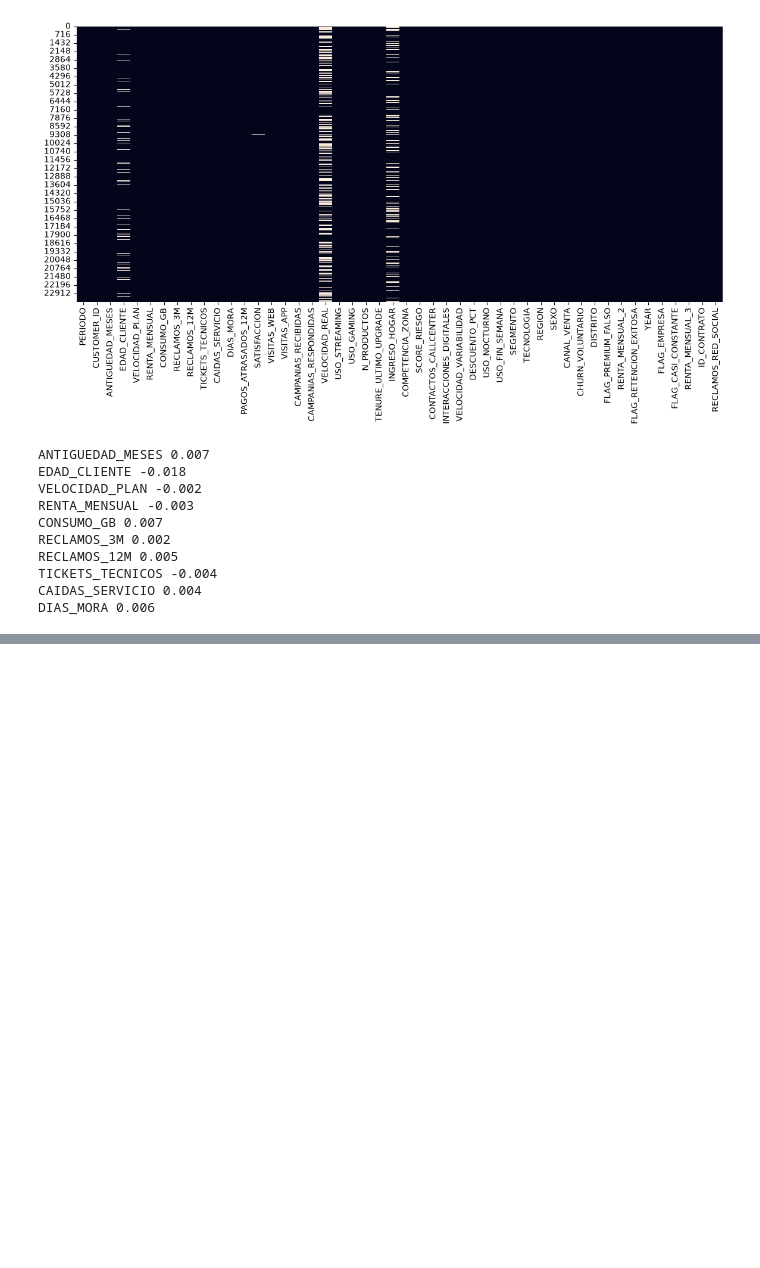
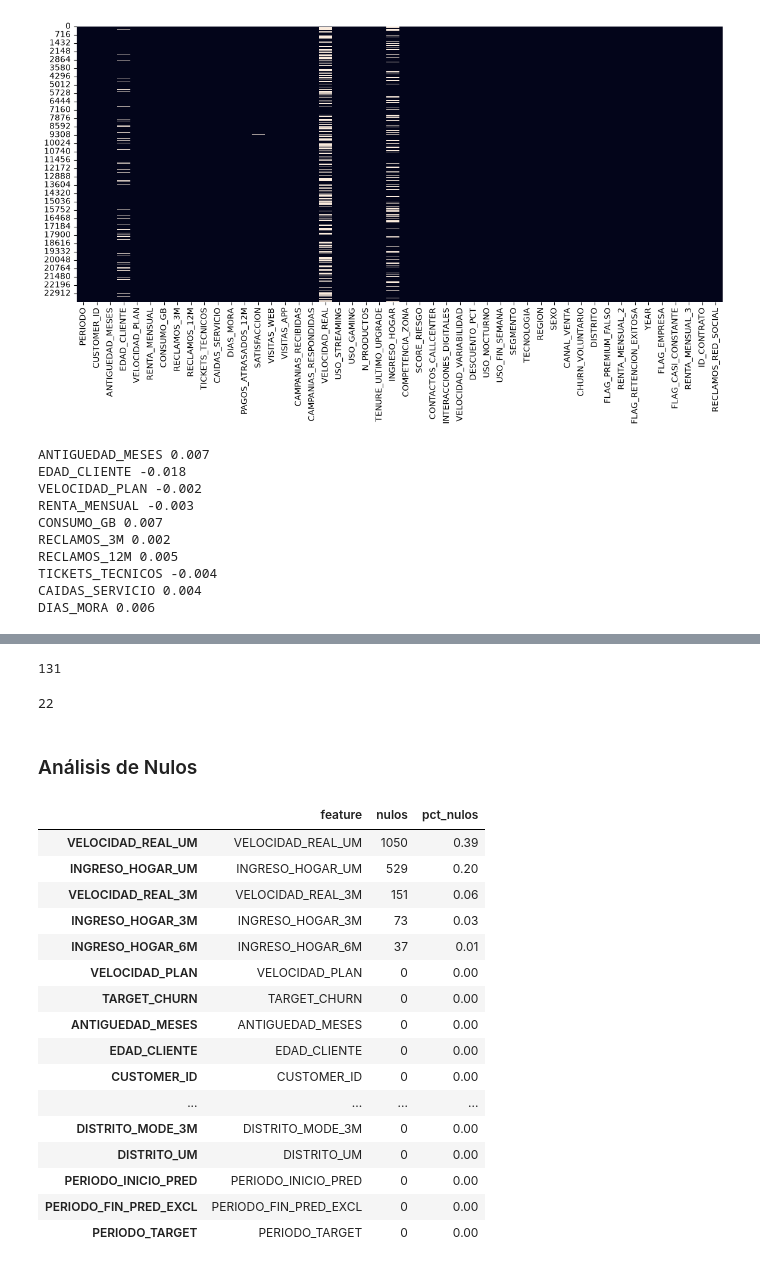
Before and after one commit to Albert-ca/exp_proyecto_prueba, a Jupyter notebook: notebooks/02 EDA.ipynb, the cells around one changed output, grey strips where cells are left out. Cells and saved outputs as stored; diff of their text form; code cells hidden in the pictures; blank space fills up the shorter version.

```diff
--- a/notebooks/02 EDA.ipynb
+++ b/notebooks/02 EDA.ipynb
@@ -325,0 +274,35 @@ DIAS_MORA 0.006
+# %%
+len(num_cols)
+# %% [output]
+131
+# %%
+len(cat_cols)
+# %% [output]
+22
+# %% [markdown]
+### Análisis de Nulos
+# %%
+#2. Análisis de nulos
+nulos = pd.DataFrame({
+    "feature":df1.columns,
+    "nulos": df1.isnull().sum(),
+    "pct_nulos":round(df1.isnull().mean(),2)})
+nulos.sort_values("pct_nulos",ascending=False)
+# %% [output]
+|  | feature | nulos | pct_nulos |
+| VELOCIDAD_REAL_UM | VELOCIDAD_REAL_UM | 1050 | 0.39 |
+| INGRESO_HOGAR_UM | INGRESO_HOGAR_UM | 529 | 0.20 |
+| VELOCIDAD_REAL_3M | VELOCIDAD_REAL_3M | 151 | 0.06 |
+| INGRESO_HOGAR_3M | INGRESO_HOGAR_3M | 73 | 0.03 |
+| INGRESO_HOGAR_6M | INGRESO_HOGAR_6M | 37 | 0.01 |
+| VELOCIDAD_PLAN | VELOCIDAD_PLAN | 0 | 0.00 |
+| TARGET_CHURN | TARGET_CHURN | 0 | 0.00 |
+| ANTIGUEDAD_MESES | ANTIGUEDAD_MESES | 0 | 0.00 |
+| EDAD_CLIENTE | EDAD_CLIENTE | 0 | 0.00 |
+| CUSTOMER_ID | CUSTOMER_ID | 0 | 0.00 |
+| ... | ... | ... | ... |
+| DISTRITO_MODE_3M | DISTRITO_MODE_3M | 0 | 0.00 |
+| DISTRITO_UM | DISTRITO_UM | 0 | 0.00 |
+| PERIODO_INICIO_PRED | PERIODO_INICIO_PRED | 0 | 0.00 |
+| PERIODO_FIN_PRED_EXCL | PERIODO_FIN_PRED_EXCL | 0 | 0.00 |
+| PERIODO_TARGET | PERIODO_TARGET | 0 | 0.00 |
```
Also changed, not shown: parts of 12 cells of this notebook, 1 other file.
